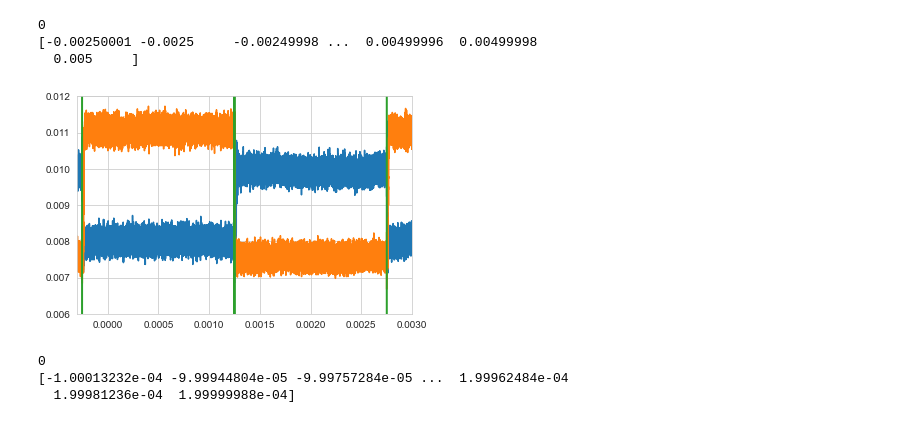
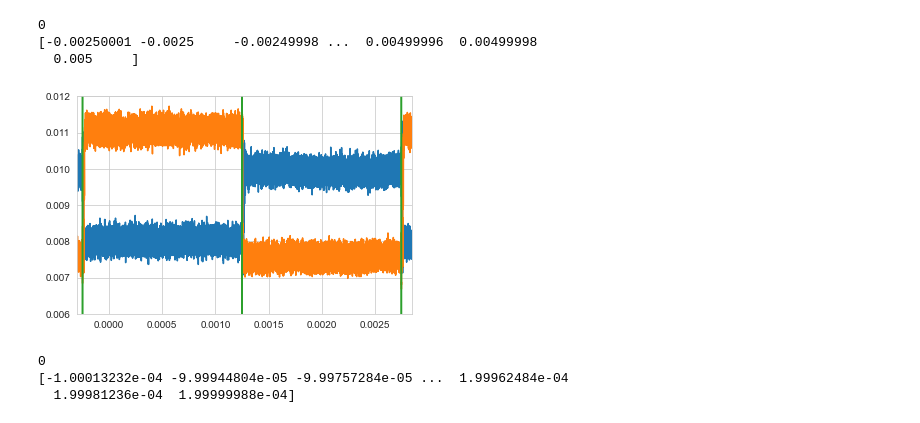
Before and after one commit to melmatt7/dmd_control, a Jupyter notebook: DMDController/PythonUtilities/plotting_freq.ipynb, the cells around one changed output. Cells and saved outputs as stored; diff of their text form; code cells hidden in the pictures.

```diff
--- a/DMDController/PythonUtilities/plotting_freq.ipynb
+++ b/DMDController/PythonUtilities/plotting_freq.ipynb
@@ -17,36 +17,36 @@ file = results_path + name + ".mat"
 
 save_path = "C:\\Users\\Impact\\Desktop\\Melvin\\dmd_control\\DMDController\\PythonUtilities\\freq_results\\"
 
 data = loadmat(file_name=file)
 
 print(int(data["Tstart"][0][0]))
 
 # for i,a in enumerate(data["A"]):
 #     if a > 0.009:
 #         data["A"][i] = a*1.1
 #     else:
 #         data["A"][i] = a
 
 # for j,b in enumerate(data["B"]):
 #     if b < 0.01 and b > 0.0075:
 #         data["B"][j] = b*0.8
 #     else:
 #         data["B"][j] = b
 
 time = np.linspace(data["Tstart"][0][0],data["Length"][0][0]*data["Tinterval"][0][0],int(data["Length"][0][0]))
 print(time)
-plt.ylim(0.006,0.0115)
-plt.xlim(-0.0003,0.0030)
+plt.ylim(0.006,0.012)
+plt.xlim(-0.0003,0.00285)
 plt.plot(time, data["A"])
 plt.plot(time, data["B"])
 plt.plot(time, data["C"])
 plt.savefig(save_path+name+".svg")
 plt.show()
 # %% [output]
 0
 [-0.00250001 -0.0025     -0.00249998 ...  0.00499996  0.00499998
   0.005     ]
-[figure, old version]
+[figure, new version]
 # %%
 name = "10k"
 file = results_path + name + ".mat"
```
Also changed, not shown: parts of 1 cell of this notebook, 2 other files.
